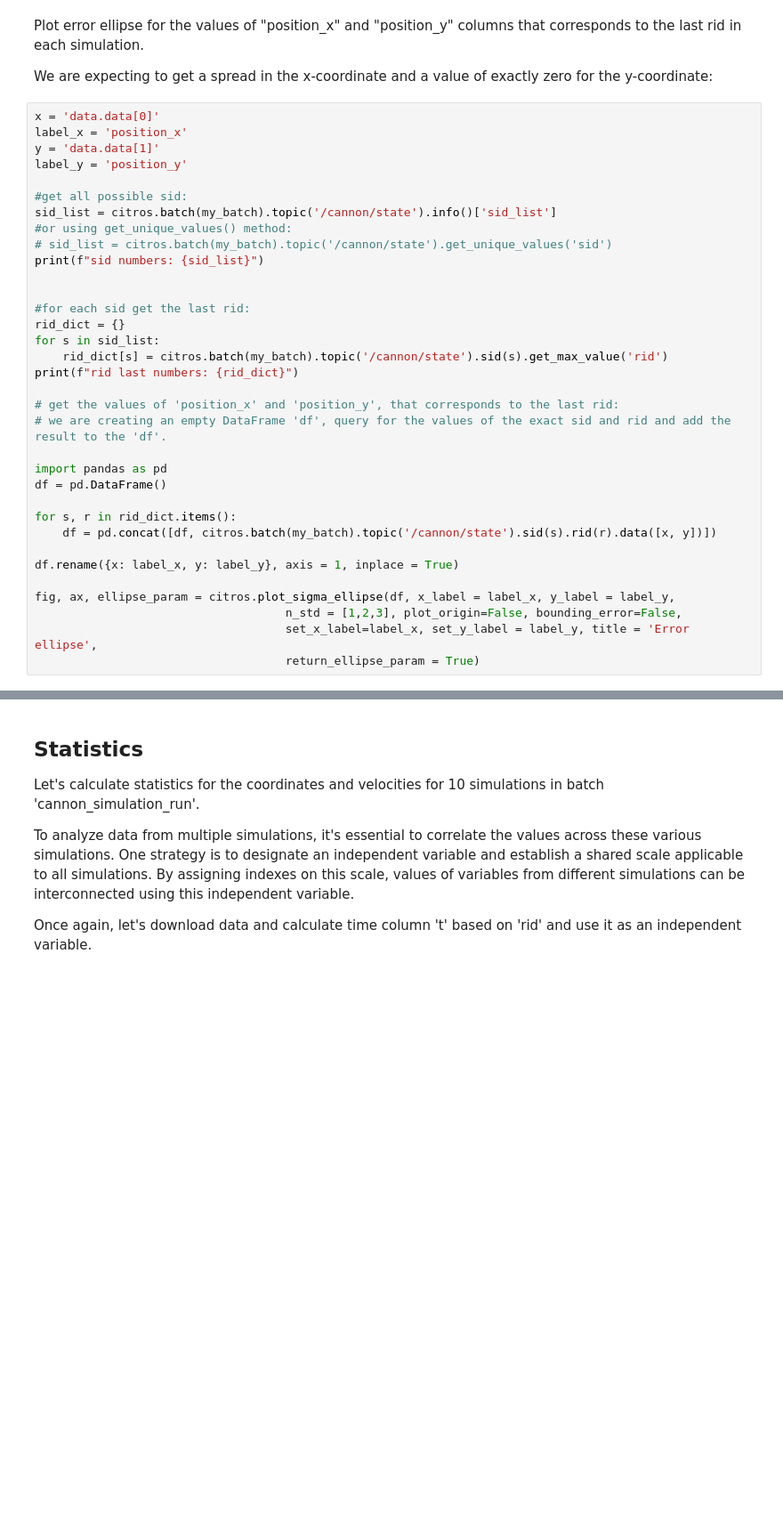
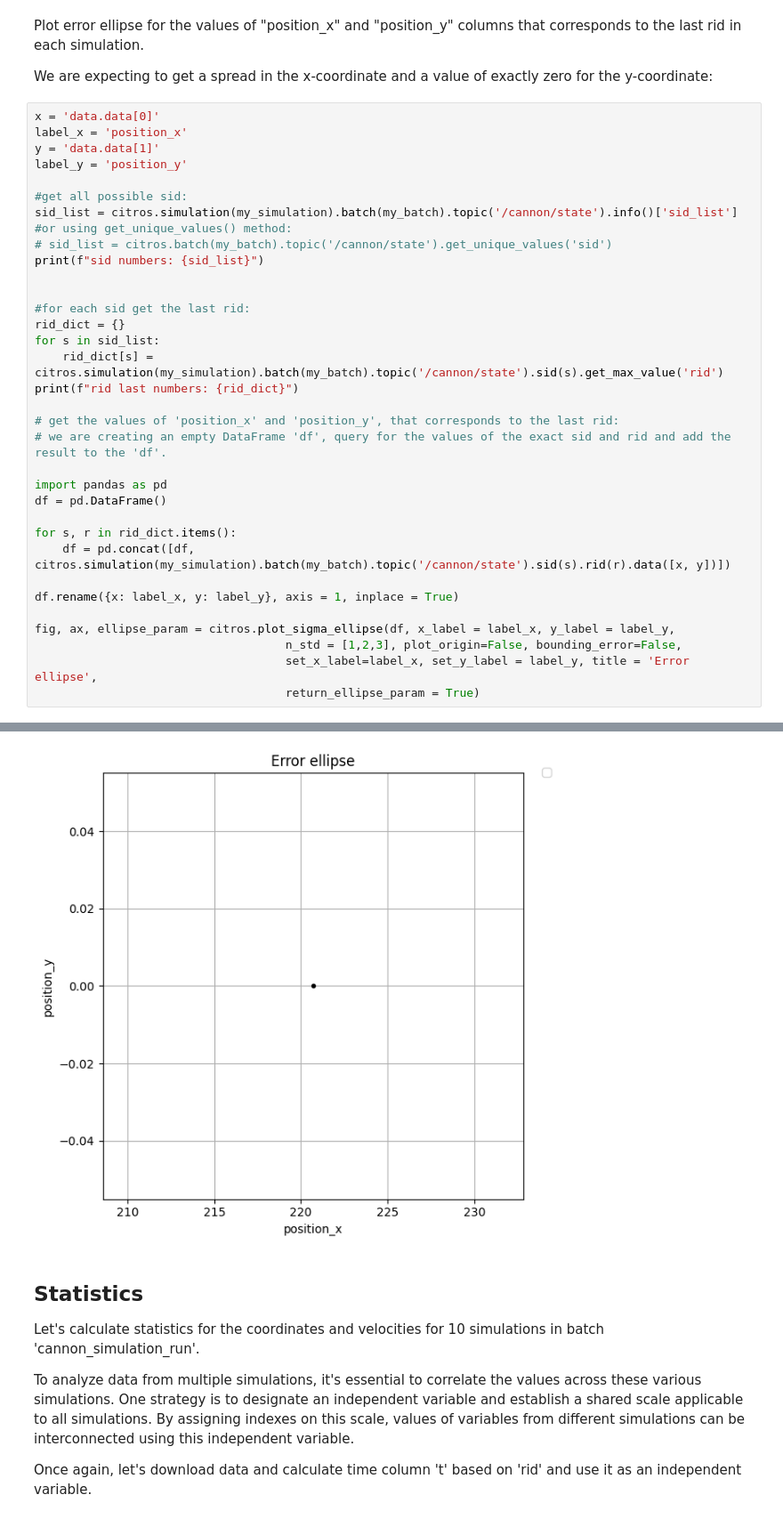
Before and after one commit to citros-garden/cannon, a Jupyter notebook: citros_template/notebooks/data_analysis.ipynb, the cells around one changed output, grey strips where cells are left out. Shown at 89% size. Cells and saved outputs as stored; diff of their text form; blank space fills up the shorter version.

```diff
--- a/citros_template/notebooks/data_analysis.ipynb
+++ b/citros_template/notebooks/data_analysis.ipynb
@@ -401,7 +586,7 @@ y = 'data.data[1]'
 label_y = 'position_y'
 
 #get all possible sid:
-sid_list = citros.batch(my_batch).topic('/cannon/state').info()['sid_list']
+sid_list = citros.simulation(my_simulation).batch(my_batch).topic('/cannon/state').info()['sid_list']
 #or using get_unique_values() method:
 # sid_list = citros.batch(my_batch).topic('/cannon/state').get_unique_values('sid')
 print(f"sid numbers: {sid_list}")
@@ -410,7 +595,7 @@ print(f"sid numbers: {sid_list}")
 #for each sid get the last rid:
 rid_dict = {}
 for s in sid_list:
-    rid_dict[s] = citros.batch(my_batch).topic('/cannon/state').sid(s).get_max_value('rid')
+    rid_dict[s] = citros.simulation(my_simulation).batch(my_batch).topic('/cannon/state').sid(s).get_max_value('rid')
 print(f"rid last numbers: {rid_dict}")
 
 # get the values of 'position_x' and 'position_y', that corresponds to the last rid:
@@ -420,7 +605,7 @@ import pandas as pd
 df = pd.DataFrame()
 
 for s, r in rid_dict.items():
-    df = pd.concat([df, citros.batch(my_batch).topic('/cannon/state').sid(s).rid(r).data([x, y])])
+    df = pd.concat([df, citros.simulation(my_simulation).batch(my_batch).topic('/cannon/state').sid(s).rid(r).data([x, y])])
 
 df.rename({x: label_x, y: label_y}, axis = 1, inplace = True)
 
@@ -428,3 +613,4 @@ fig, ax, ellipse_param = citros.plot_sigma_ellipse(df, x_label = label_x, y_labe
                                     n_std = [1,2,3], plot_origin=False, bounding_error=False,
                                     set_x_label=label_x, set_y_label = label_y, title = 'Error ellipse',
                                     return_ellipse_param = True)
+# %% [output]
@@ -431,3 +621,4 @@ fig, ax, ellipse_param = citros.plot_sigma_ellipse(df, x_label = label_x, y_labe
+[figure, added]
 # %% [markdown]
 ## Statistics
 
```
Also changed, not shown: parts of 55 cells of this notebook, 51 other files.
